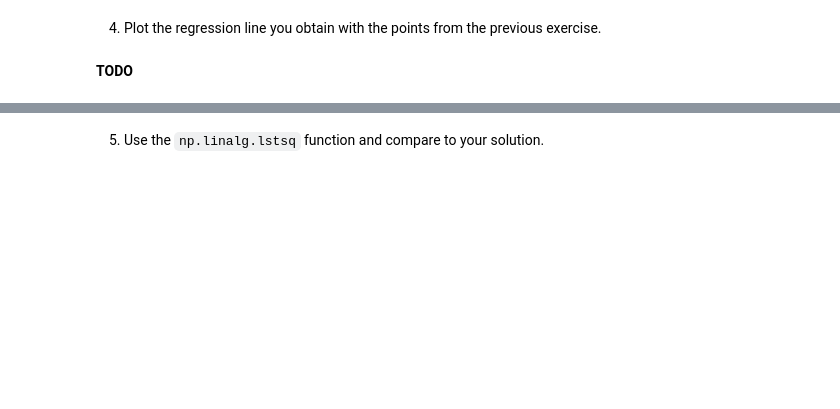
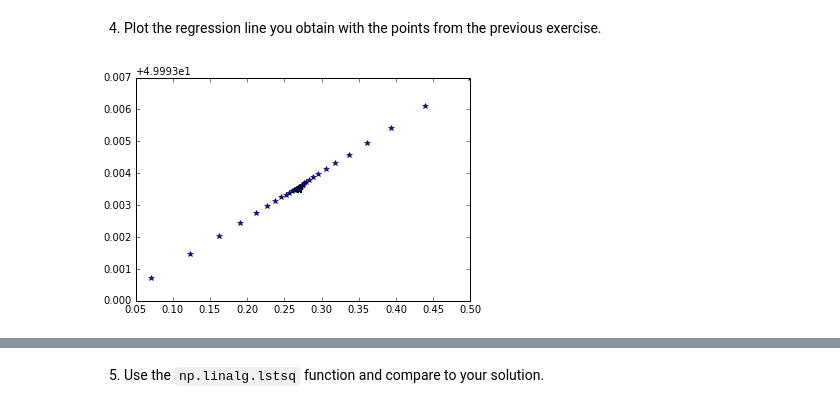
Before and after one commit to LxMLS/lxmls-toolkit, a Jupyter notebook: labs/notebooks/day0_basic_tutorial/Exercises_0.10_to_0.15.ipynb, the cells around one changed output, grey strips where cells are left out. Drawn from its saved outputs; the diff is of its cells as text; code cells hidden in the pictures; blank space fills up the shorter version.

```diff
--- a/labs/notebooks/day0_basic_tutorial/Exercises_0.10_to_0.15.ipynb
+++ b/labs/notebooks/day0_basic_tutorial/Exercises_0.10_to_0.15.ipynb
@@ -234,0 +253,28 @@ where the input variable is now two dimensional: $(f , 1)$. This allows the inte
+# %%
+# Initialize w.
+w = np.array([0.5,50.0])
+
+def grad_desc(start_x, eps, prec, x,y): #gradient=get_e_dev
+    '''
+    runs the gradient descent algorithm and returns the list of estimates
+    example of use grad_desc(start_x=3.9, eps=0.01, prec=0.00001)
+    '''
+    x_new = start_x
+    x_old = start_x + prec * 2
+    res = [x_new]
+    mses = []
+    while abs(x_old-x_new).sum() > prec:
+        x_old = x_new
+        x_new = x_old - eps * get_e_dev(x_new, x,y)
+        res.append(x_new)
+
+        error_i = np.matmul(x_new, x) - y
+        mse = np.multiply(error_i, error_i).sum()
+        mses.append(mse)
+        print(x_new, mse)
+    return np.array(res), np.array(mses)
+
+res, mses = grad_desc(w, 0.0002, 0.00001, x,y)
+w_opt = res[-1]
+w_opt
+#res
@@ -235,4 +300,7 @@ where the input variable is now two dimensional: $(f , 1)$. This allows the inte
 # %% [markdown]
 4) Plot the regression line you obtain with the points from the previous exercise.
-# %% [markdown]
-**TODO**
+# %%
+plt.plot(res[:, 0], res[:, 1], '*')
+plt.show()
+# %% [output]
+[figure, added]
```
Also changed, not shown: parts of 13 cells of this notebook.
